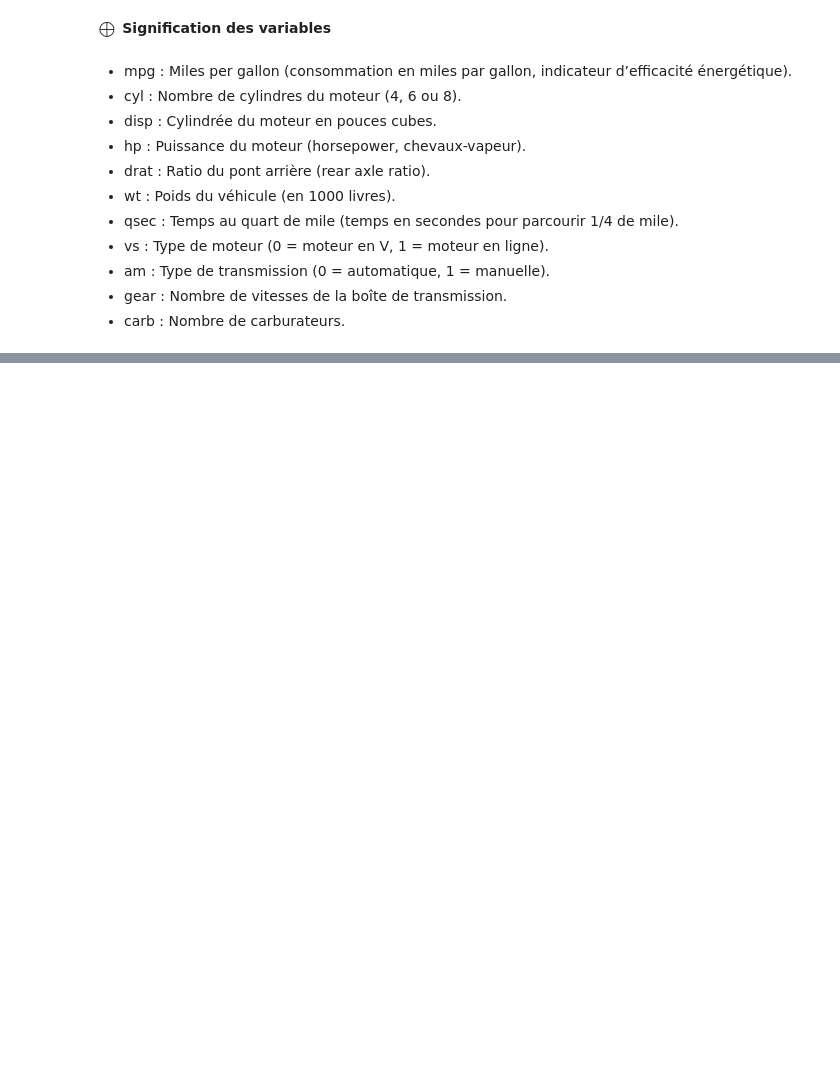
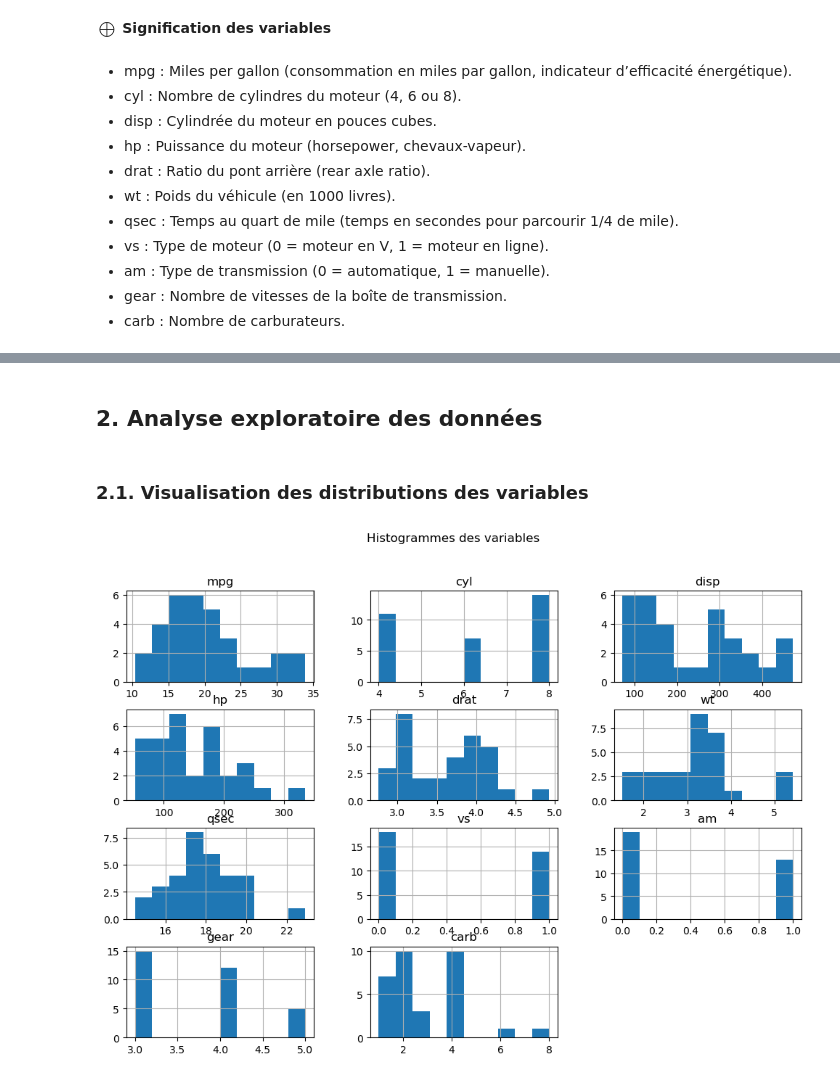
Before and after one commit to touss643/60-Jours-de-RL, a Jupyter notebook: src/Jour_43.ipynb, the cells around one changed output, grey strips where cells are left out. Cells and saved outputs as stored; diff of their text form; code cells hidden in the pictures; blank space fills up the shorter version.

```diff
--- a/src/Jour_43.ipynb
+++ b/src/Jour_43.ipynb
@@ -52,0 +71,14 @@ max    22.900000   1.000000   1.000000   5.000000   8.0000
+# %%
+# Nous allons exclure la colonne des noms de voitures pour les analyses
+df = data.select_dtypes(include=[np.number])
+# %% [markdown]
+## 2. Analyse exploratoire des données
+# %% [markdown]
+### 2.1. Visualisation des distributions des variables
+# %%
+# Histogrammes des variables
+df.hist(figsize=(12, 8), bins=10)
+plt.suptitle("Histogrammes des variables")
+plt.show()
+# %% [output]
+[figure, added]
```
Also changed, not shown: parts of 22 cells of this notebook.
